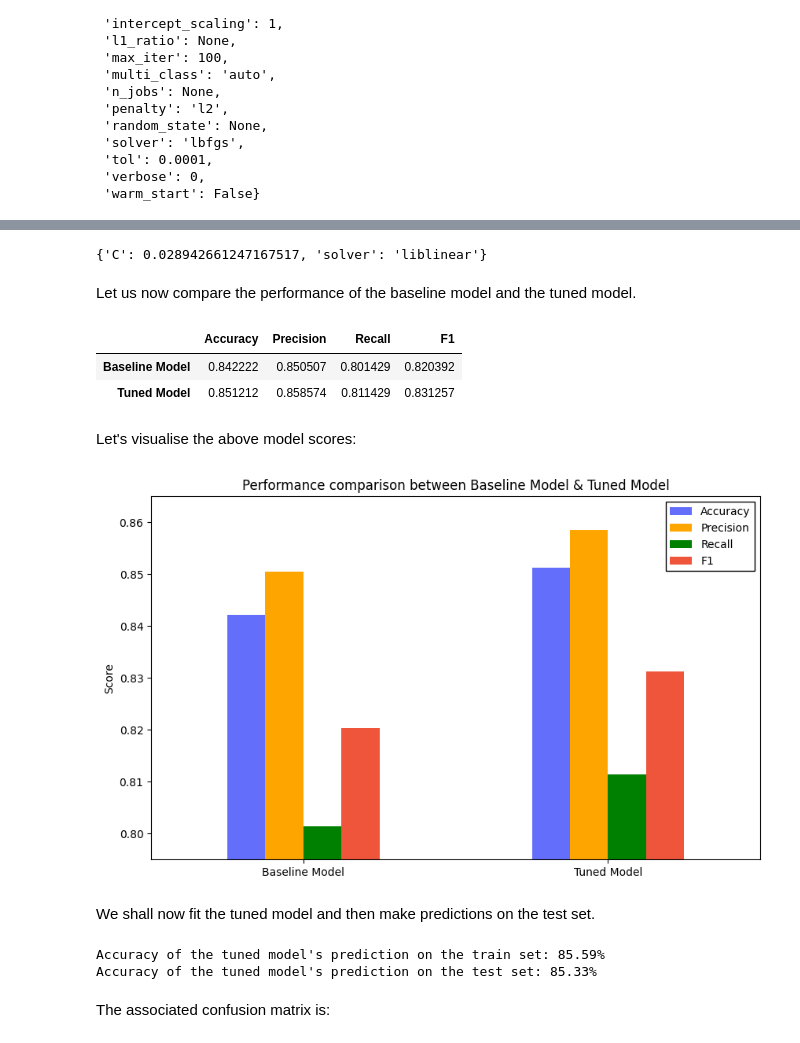
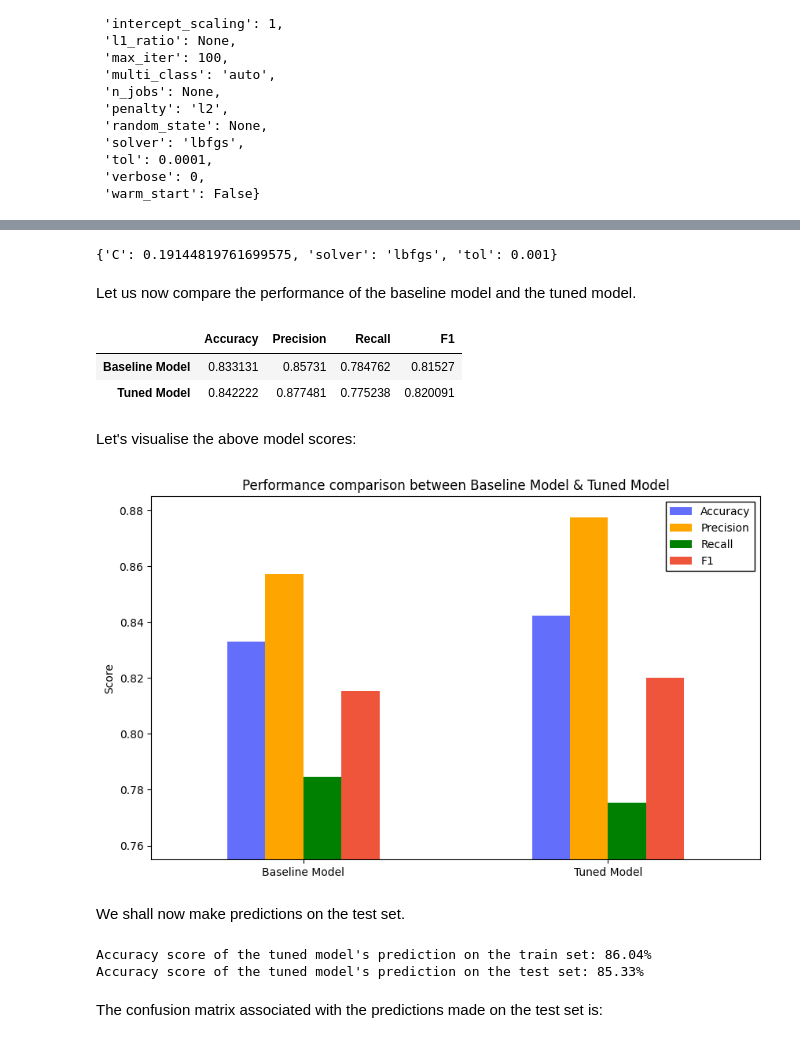
Before and after one commit to kul-arun/heart-disease-prediction, a Jupyter notebook: heart_disease_prediction.ipynb, the cells around one changed output, grey strips where cells are left out. Drawn from its saved outputs; the diff is of its cells as text; code cells hidden in the pictures.

```diff
--- a/heart_disease_prediction.ipynb
+++ b/heart_disease_prediction.ipynb
@@ -410,11 +401,11 @@ GridSearchCV can be used to find optimal values for the hyperparameters of the m
 # %%
-parameter_test_values = {"solver": ["lbfgs", "liblinear"],
-                         "C": np.logspace(-4, 4, 40)}
+param_grid = {"solver": ["lbfgs", "liblinear"],
+              "C": np.logspace(-4, 4, 40),
+              "tol": [1e-3, 1e-4, 1e-5]}
 # %%
-log_reg_model = GridSearchCV(estimator=LogisticRegression(random_state=0),
-                             param_grid=parameter_test_values,
-                             cv=5, verbose=True)
+search_obj = GridSearchCV(estimator=LogisticRegression(random_state=random_state), cv=skf,
+                          param_grid=param_grid, scoring="f1", n_jobs=-1, refit=True, verbose=1)
 
-# fit the model on the train set.
-log_reg_model.fit(X_train, y_train);
+# fit the object on the train set.
+search_obj.fit(X_train, y_train);
 # %% [output]
@@ -424,13 +415,13 @@ From all the possible combinations in `parameter_test_values`, the best values f
 # %%
-log_reg_model.best_params_
+search_obj.best_params_
 # %% [output]
-{'C': 0.028942661247167517, 'solver': 'liblinear'}
+{'C': 0.19144819761699575, 'solver': 'lbfgs', 'tol': 0.001}
 # %% [markdown]
 Let us now compare the performance of the baseline model and the tuned model.
 # %%
-tuned_model = LogisticRegression(random_state=0, **log_reg_model.best_params_)
+tuned_model = search_obj.best_estimator_
 
-baseline_model = LogisticRegression(random_state=0)
+baseline_model = LogisticRegression(random_state=random_state)
 # %%
 models_dict = {"Baseline Model": baseline_model, "Tuned Model": tuned_model}
 
@@ -440,41 +431,39 @@ scores_df = pd.DataFrame(index=models_dict.keys(), columns=score_parameters)
 
 for model_name in models_dict:
     for param in score_parameters:
-        scores_list = cross_val_score(models_dict[model_name], X_train, y_train, cv=5, scoring=param.lower())
+        scores_list = cross_val_score(models_dict[model_name], X_train, y_train, cv=skf, scoring=param.lower())
         scores_df.loc[model_name, param] = np.mean(scores_list)
 
 scores_df
 # %% [output]
 |  | Accuracy | Precision | Recall | F1 |
-| Baseline Model | 0.842222 | 0.850507 | 0.801429 | 0.820392 |
-| Tuned Model | 0.851212 | 0.858574 | 0.811429 | 0.831257 |
+| Baseline Model | 0.833131 | 0.85731 | 0.784762 | 0.81527 |
+| Tuned Model | 0.842222 | 0.877481 | 0.775238 | 0.820091 |
 # %% [markdown]
 Let's visualise the above model scores:
 # %%
-scores_df.plot(kind="bar", figsize=(10, 6), ylim=(0.795, 0.865), ylabel="Score",
+scores_df.plot(kind="bar", figsize=(10, 6), ylim=(0.755, 0.885), ylabel="Score",
                rot=0, color=["#636EFA", "orange", "green", "#EF553B"],
                title="Performance comparison between Baseline Model & Tuned Model")
 
 plt.legend(fancybox=False, framealpha=1, edgecolor="black");
 # %% [output]
-[figure, old version]
+[figure, new version]
 # %% [markdown]
-We shall now fit the tuned model and then make predictions on the test set.
+We shall now make predictions on the test set.
 # %%
-tuned_model.fit(X_train, y_train)
-
 y_pred = tuned_model.predict(X_test)
 
 train_set_score = tuned_model.score(X_train, y_train)
 test_set_score = tuned_model.score(X_test, y_test)
 
-print(f"Accuracy of the tuned model's prediction on the train set: {train_set_score:.2%}")
-print(f"Accuracy of the tuned model's prediction on the test set: {test_set_score:.2%}")
+print(f"Accuracy score of the tuned model's prediction on the train set: {train_set_score:.2%}")
+print(f"Accuracy score of the tuned model's prediction on the test set: {test_set_score:.2%}")
 # %% [output]
-Accuracy of the tuned model's prediction on the train set: 85.59%
-Accuracy of the tuned model's prediction on the test set: 85.33%
+Accuracy score of the tuned model's prediction on the train set: 86.04%
+Accuracy score of the tuned model's prediction on the test set: 85.33%
 # %% [markdown]
-The associated confusion matrix is:
+The confusion matrix associated with the predictions made on the test set is:
 # %%
 fig, ax = plt.subplots(figsize=(10, 6))
 
```
Also changed, not shown: parts of 62 cells of this notebook.
